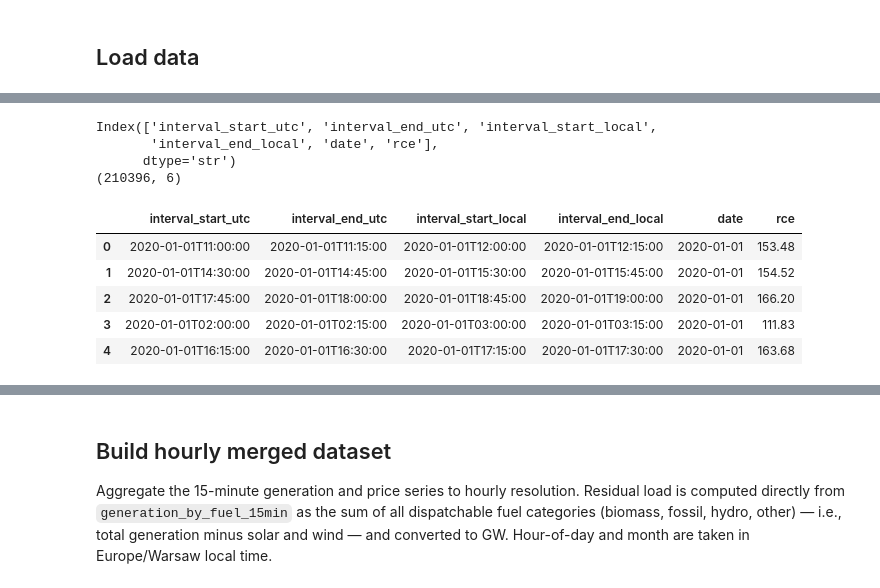
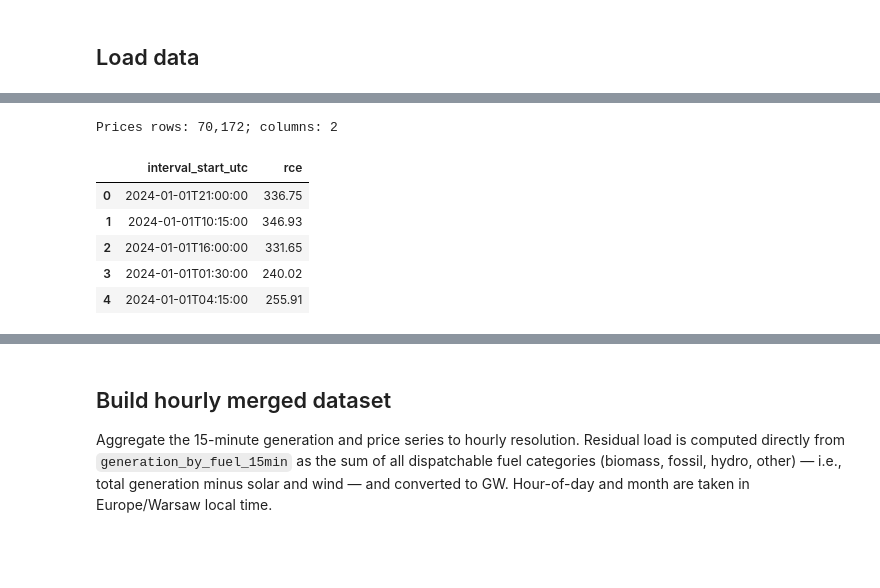
Before and after one commit to GabrielZiembicki/poland-energy-analytics, a Jupyter notebook: notebooks/01_residual_load_and_prices.ipynb, the cells around one changed output, grey strips where cells are left out. Drawn from its saved outputs; the diff is of its cells as text; code cells hidden in the pictures; blank space fills up the shorter version.

```diff
--- a/notebooks/01_residual_load_and_prices.ipynb
+++ b/notebooks/01_residual_load_and_prices.ipynb
@@ -16,0 +16,13 @@ client.list_datasets()
+# %%
+# Constants
+
+DATA_START_DATE = '2024-01-01'
+DATA_END_DATE = '2025-12-31'
+ROW_LIMIT = 300_000
+LOCAL_TIMEZONE = 'Europe/Warsaw'
+RANDOM_SEED = 0
+MAX_SCATTER_POINTS_PER_YEAR = 8_000
+MAX_SCATTER_POINTS_SEASONAL = 30_000
+LOWESS_FRAC_YEARLY = 0.3
+LOWESS_FRAC_OVERALL = 0.2
+BALANCING_MARKET_REFORM_DATE = '2024-06-14'
@@ -48,21 +64,19 @@ Index(['interval_start_utc', 'biomass', 'fossil_brown_coal_lignite',
 # %%
 prices = client.get_dataset(
-    "prices_15min",
-    start_date="2020-01-01",
-    end_date="2025-12-31",
-    limit=300_000,
+    'prices_15min',
+    start_date=DATA_START_DATE,
+    end_date=DATA_END_DATE,
+    limit=ROW_LIMIT,
+    columns=['interval_start_utc', 'rce'],
 )
-print(prices.columns)
-print(prices.shape)
+
+print(f'Prices rows: {len(prices):,}; columns: {len(prices.columns)}')
 prices.head()
 # %% [output]
-Index(['interval_start_utc', 'interval_end_utc', 'interval_start_local',
-       'interval_end_local', 'date', 'rce'],
-      dtype='str')
-(210396, 6)
+Prices rows: 70,172; columns: 2
-|  | interval_start_utc | interval_end_utc | interval_start_local | interval_end_local | date | rce |
-| 0 | 2020-01-01T11:00:00 | 2020-01-01T11:15:00 | 2020-01-01T12:00:00 | 2020-01-01T12:15:00 | 2020-01-01 | 153.48 |
-| 1 | 2020-01-01T14:30:00 | 2020-01-01T14:45:00 | 2020-01-01T15:30:00 | 2020-01-01T15:45:00 | 2020-01-01 | 154.52 |
-| 2 | 2020-01-01T17:45:00 | 2020-01-01T18:00:00 | 2020-01-01T18:45:00 | 2020-01-01T19:00:00 | 2020-01-01 | 166.20 |
-| 3 | 2020-01-01T02:00:00 | 2020-01-01T02:15:00 | 2020-01-01T03:00:00 | 2020-01-01T03:15:00 | 2020-01-01 | 111.83 |
-| 4 | 2020-01-01T16:15:00 | 2020-01-01T16:30:00 | 2020-01-01T17:15:00 | 2020-01-01T17:30:00 | 2020-01-01 | 163.68 |
+|  | interval_start_utc | rce |
+| 0 | 2024-01-01T21:00:00 | 336.75 |
+| 1 | 2024-01-01T10:15:00 | 346.93 |
+| 2 | 2024-01-01T16:00:00 | 331.65 |
+| 3 | 2024-01-01T01:30:00 | 240.02 |
+| 4 | 2024-01-01T04:15:00 | 255.91 |
```
Also changed, not shown: parts of 29 cells of this notebook.
